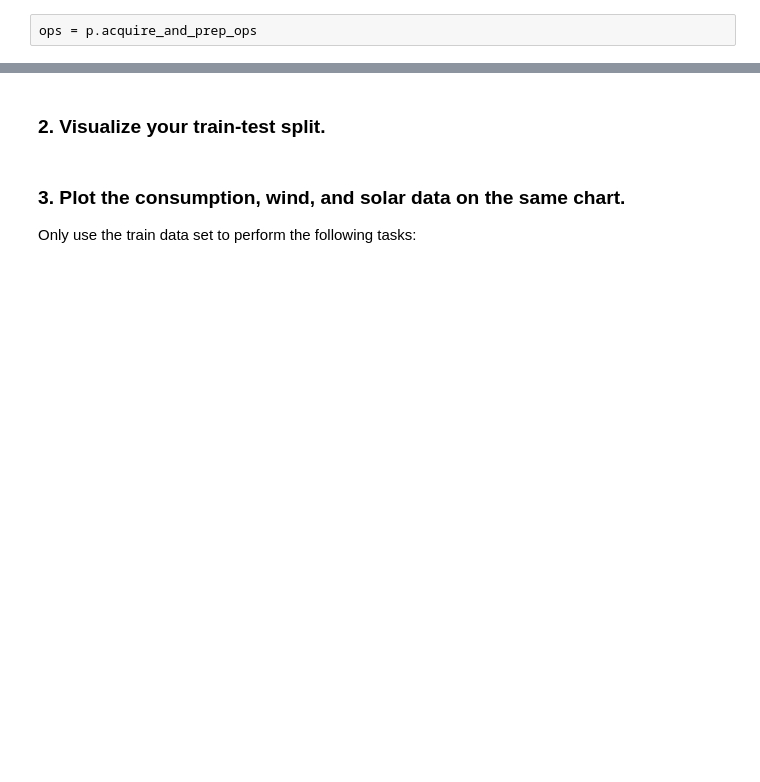
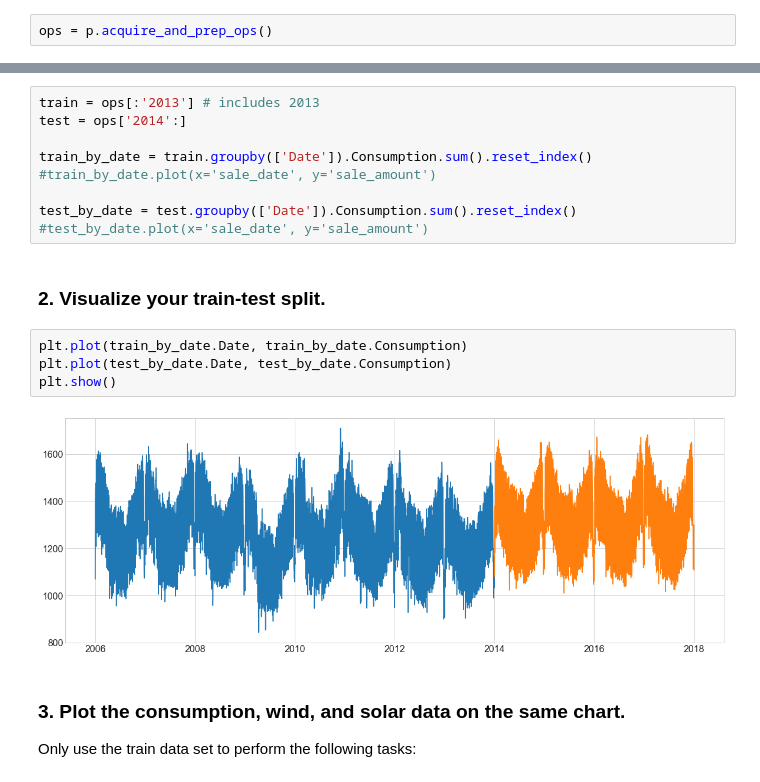
Before and after one commit to markydoug/time-series-exercises, a Jupyter notebook: explore.ipynb, the cells around one changed output, grey strips where cells are left out. Drawn from its saved outputs; the diff is of its cells as text; blank space fills up the shorter version.

```diff
--- a/explore.ipynb
+++ b/explore.ipynb
@@ -161,11 +170,26 @@ pd.plotting.autocorrelation_plot(y.resample('W').mean())
 ### OPS data
 Load your OPS data using your acquire and/or prepare functions.
 # %%
-ops = p.acquire_and_prep_ops
+ops = p.acquire_and_prep_ops()
 # %% [markdown]
 ### 1. Split the data, so that train contains information up to and including 2013. The remaning data should be placed in test.
+# %%
+train = ops[:'2013'] # includes 2013
+test = ops['2014':]
+
+train_by_date = train.groupby(['Date']).Consumption.sum().reset_index()
+#train_by_date.plot(x='sale_date', y='sale_amount')
+
+test_by_date = test.groupby(['Date']).Consumption.sum().reset_index()
+#test_by_date.plot(x='sale_date', y='sale_amount')
 # %% [markdown]
 ### 2. Visualize your train-test split.
+# %%
+plt.plot(train_by_date.Date, train_by_date.Consumption)
+plt.plot(test_by_date.Date, test_by_date.Consumption)
+plt.show()
+# %% [output]
+[figure, added]
 # %% [markdown]
 ### 3. Plot the consumption, wind, and solar data on the same chart.
 Only use the train data set to perform the following tasks:
```
Also changed, not shown: parts of 31 cells of this notebook.
